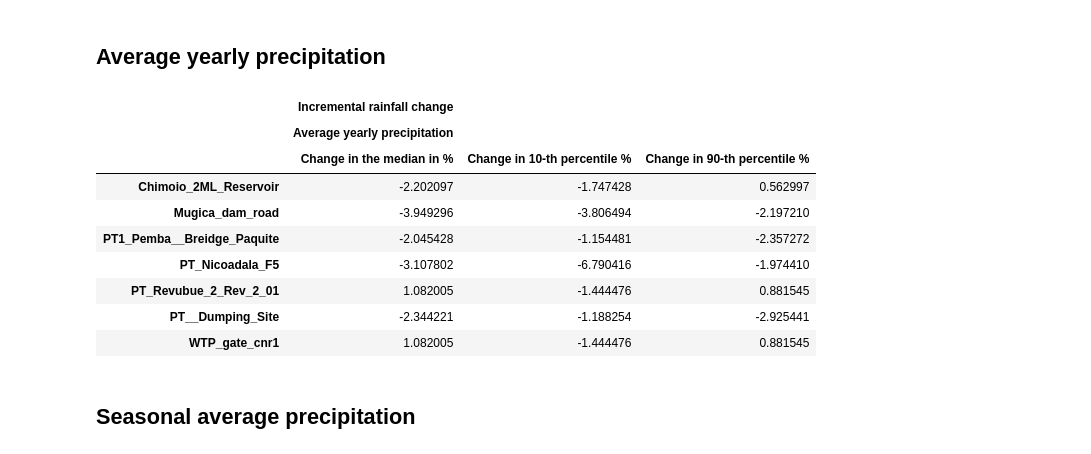
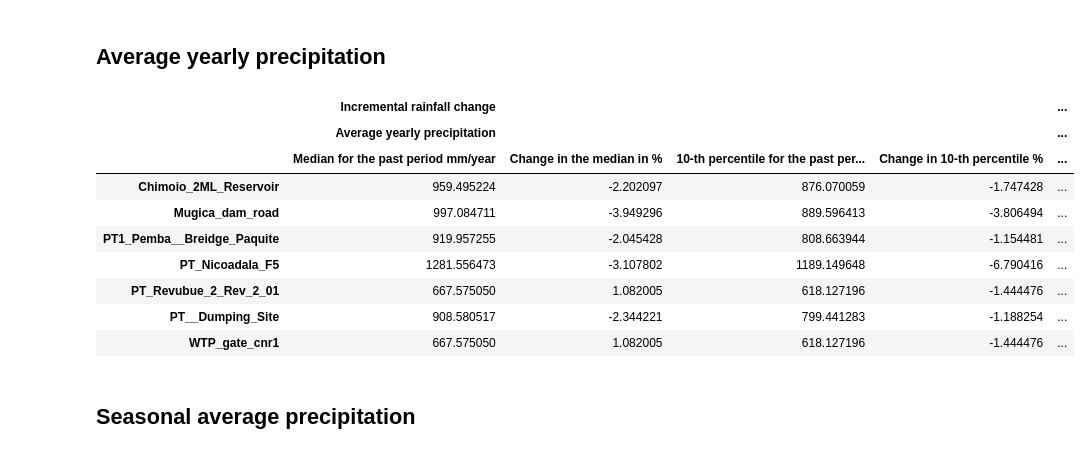
Before and after one commit to RaphaelPB/CRVA_tool, a Jupyter notebook: Precipitation indicators for general screening.ipynb, the cells around one changed output. Saved outputs shown, nothing was run; the diff lists cells and outputs as text; code cells hidden in the pictures.

Commit message:
Finish indicators for precipitation

```diff
--- a/Precipitation indicators for general screening.ipynb
+++ b/Precipitation indicators for general screening.ipynb
@@ -49,7 +49,10 @@ precipitation_2021_2060_copy
 6136200 rows × 4 columns
 # %%
 # delete model 'NESM3' that does not have any value
-precipitation_2021_2060_copy = precipitation_2021_2060.copy(deep=True)
-precipitation_2021_2060_copy.drop('NESM3', level=2, axis=0, inplace=True)
-precipitation_2021_2060_copy.loc[(precipitation_2021_2060_copy.index.levels[0][0],precipitation_2021_2060_copy.index.levels[1][0],'NESM3')]
+try:
+    precipitation_2021_2060_copy = precipitation_2021_2060.copy(deep=True)
+    precipitation_2021_2060_copy.drop('NESM3', level=2, axis=0, inplace=True)
+    precipitation_2021_2060_copy.loc[(precipitation_2021_2060_copy.index.levels[0][0],precipitation_2021_2060_copy.index.levels[1][0],'NESM3')]
+except KeyError:
+    print('KeyError')
 # %% [output]
@@ -141,20 +144,20 @@ df_years_avg_future_distribution= yearly_avg_pr(df_future,title_column)
 # Comparaison between past and future period
 # %%
 changes_past_future_indicator = pd.DataFrame()
-changes_past_future_indicator1 = changes_in_indicators(df_years_avg_past_distribution,df_years_avg_future_distribution,'Average yearly precipitation','Incremental rainfall change')
+changes_past_future_indicator1 = changes_in_indicators(df_years_avg_past_distribution,df_years_avg_future_distribution,'Average yearly precipitation','mm/year','Incremental rainfall change')
 changes_past_future_indicator=pd.concat([changes_past_future_indicator,changes_past_future_indicator1])
 changes_past_future_indicator
 # %% [output]
-|  | Incremental rainfall change |  |  |
-|  | Average yearly precipitation |  |  |
-|  | Change in the median in % | Change in 10-th percentile % | Change in 90-th percentile % |
-| Chimoio_2ML_Reservoir | -2.202097 | -1.747428 | 0.562997 |
-| Mugica_dam_road | -3.949296 | -3.806494 | -2.197210 |
-| PT1_Pemba__Breidge_Paquite | -2.045428 | -1.154481 | -2.357272 |
-| PT_Nicoadala_F5 | -3.107802 | -6.790416 | -1.974410 |
-| PT_Revubue_2_Rev_2_01 | 1.082005 | -1.444476 | 0.881545 |
-| PT__Dumping_Site | -2.344221 | -1.188254 | -2.925441 |
-| WTP_gate_cnr1 | 1.082005 | -1.444476 | 0.881545 |
+|  | Incremental rainfall change |  |  |  | ... |
+|  | Average yearly precipitation |  |  |  | ... |
+|  | Median for the past period mm/year | Change in the median in % | 10-th percentile for the past per... | Change in 10-th percentile % | ... |
+| Chimoio_2ML_Reservoir | 959.495224 | -2.202097 | 876.070059 | -1.747428 | ... |
+| Mugica_dam_road | 997.084711 | -3.949296 | 889.596413 | -3.806494 | ... |
+| PT1_Pemba__Breidge_Paquite | 919.957255 | -2.045428 | 808.663944 | -1.154481 | ... |
+| PT_Nicoadala_F5 | 1281.556473 | -3.107802 | 1189.149648 | -6.790416 | ... |
+| PT_Revubue_2_Rev_2_01 | 667.575050 | 1.082005 | 618.127196 | -1.444476 | ... |
+| PT__Dumping_Site | 908.580517 | -2.344221 | 799.441283 | -1.188254 | ... |
+| WTP_gate_cnr1 | 667.575050 | 1.082005 | 618.127196 | -1.444476 | ... |
 # %% [markdown]
 ## Seasonal average precipitation
 # %%
```
Also changed, not shown: parts of 68 cells of this notebook, 4 other files.
